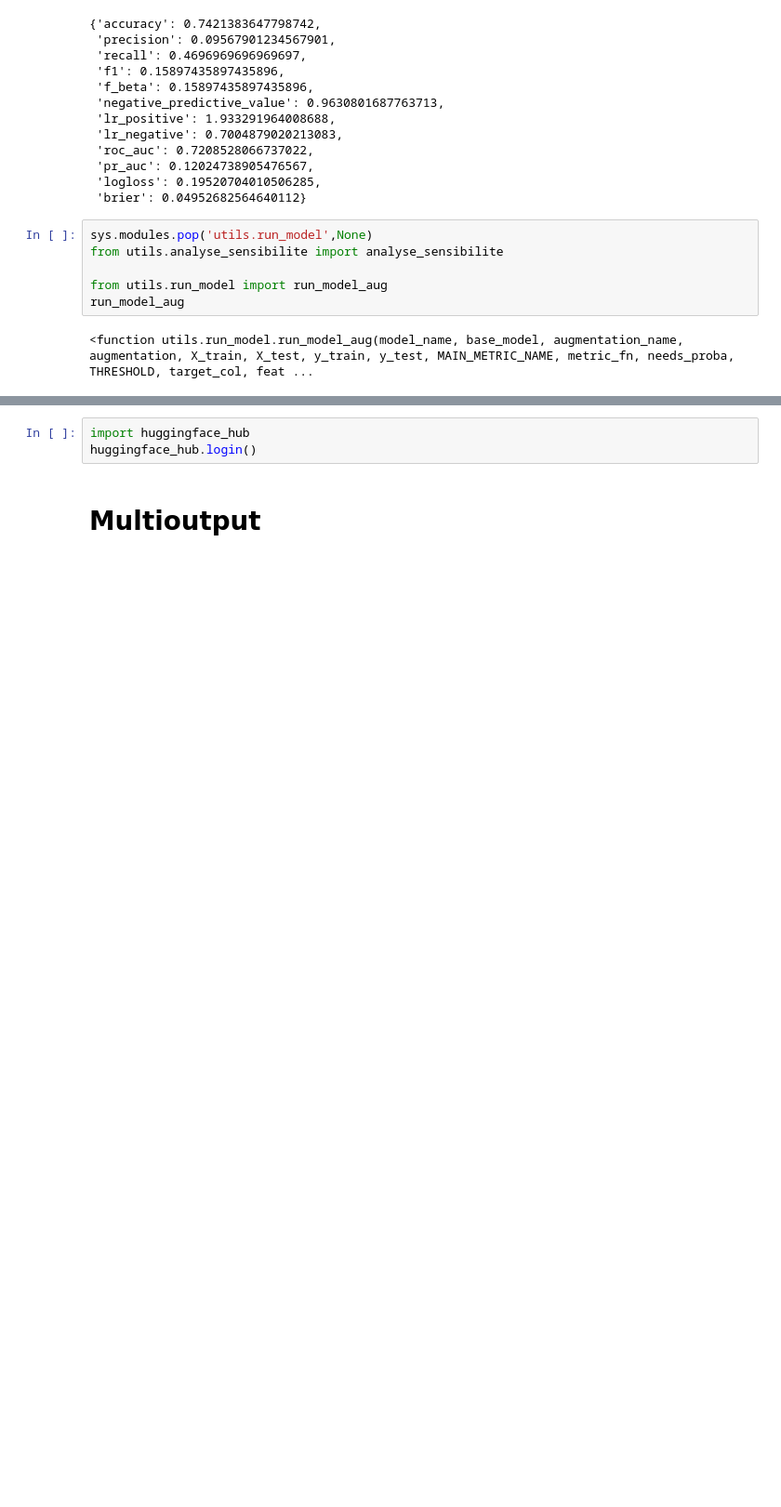
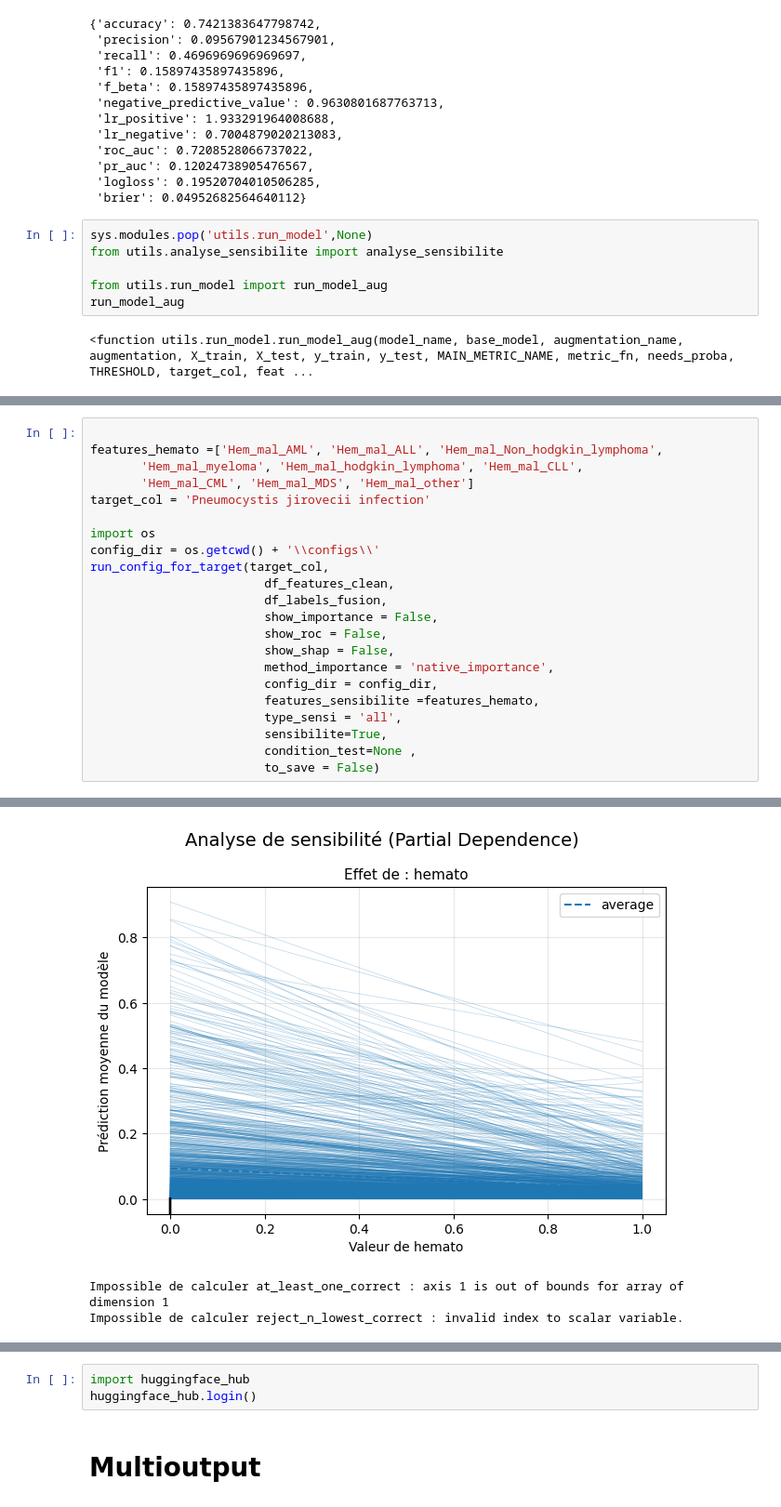
Before and after one commit to Romain-Forte/respiratory_diagnostics, a Jupyter notebook: dev_algo.ipynb, the cells around one changed output, grey strips where cells are left out. Shown at 93% size. Drawn from its saved outputs; the diff is of its cells as text; blank space fills up the shorter version.

```diff
--- a/dev_algo.ipynb
+++ b/dev_algo.ipynb
@@ -942,0 +926,23 @@ Impossible de calculer reject_n_lowest_correct : invalid index to scalar variabl
+# %%
+
+features_hemato =['Hem_mal_AML', 'Hem_mal_ALL', 'Hem_mal_Non_hodgkin_lymphoma',
+       'Hem_mal_myeloma', 'Hem_mal_hodgkin_lymphoma', 'Hem_mal_CLL',
+       'Hem_mal_CML', 'Hem_mal_MDS', 'Hem_mal_other']
+target_col = 'Pneumocystis jirovecii infection'
+
+import os
+config_dir = os.getcwd() + '\\configs\\'
+run_config_for_target(target_col,
+                        df_features_clean,
+                        df_labels_fusion,
+                        show_importance = False,
+                        show_roc = False,
+                        show_shap = False,
+                        method_importance = 'native_importance',
+                        config_dir = config_dir,
+                        features_sensibilite =features_hemato,
+                        type_sensi = 'all',
+                        sensibilite=True,
+                        condition_test=None ,
+                        to_save = False)
+# %% [output]
@@ -942,0 +965,3 @@ Impossible de calculer reject_n_lowest_correct : invalid index to scalar variabl
+[figure, added]
+Impossible de calculer at_least_one_correct : axis 1 is out of bounds for array of dimension 1
+Impossible de calculer reject_n_lowest_correct : invalid index to scalar variable.
```
Also changed, not shown: parts of 6 cells of this notebook, 11 other files.
